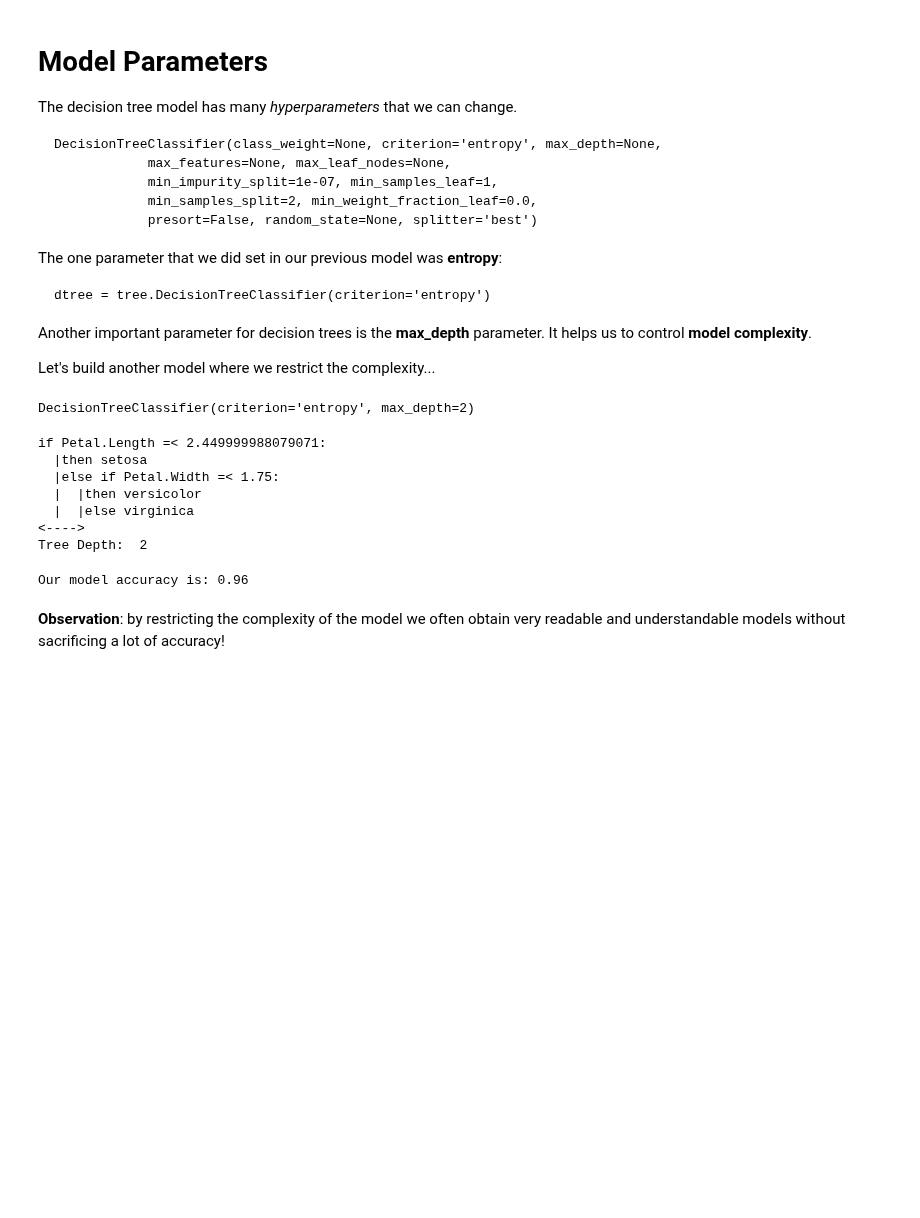
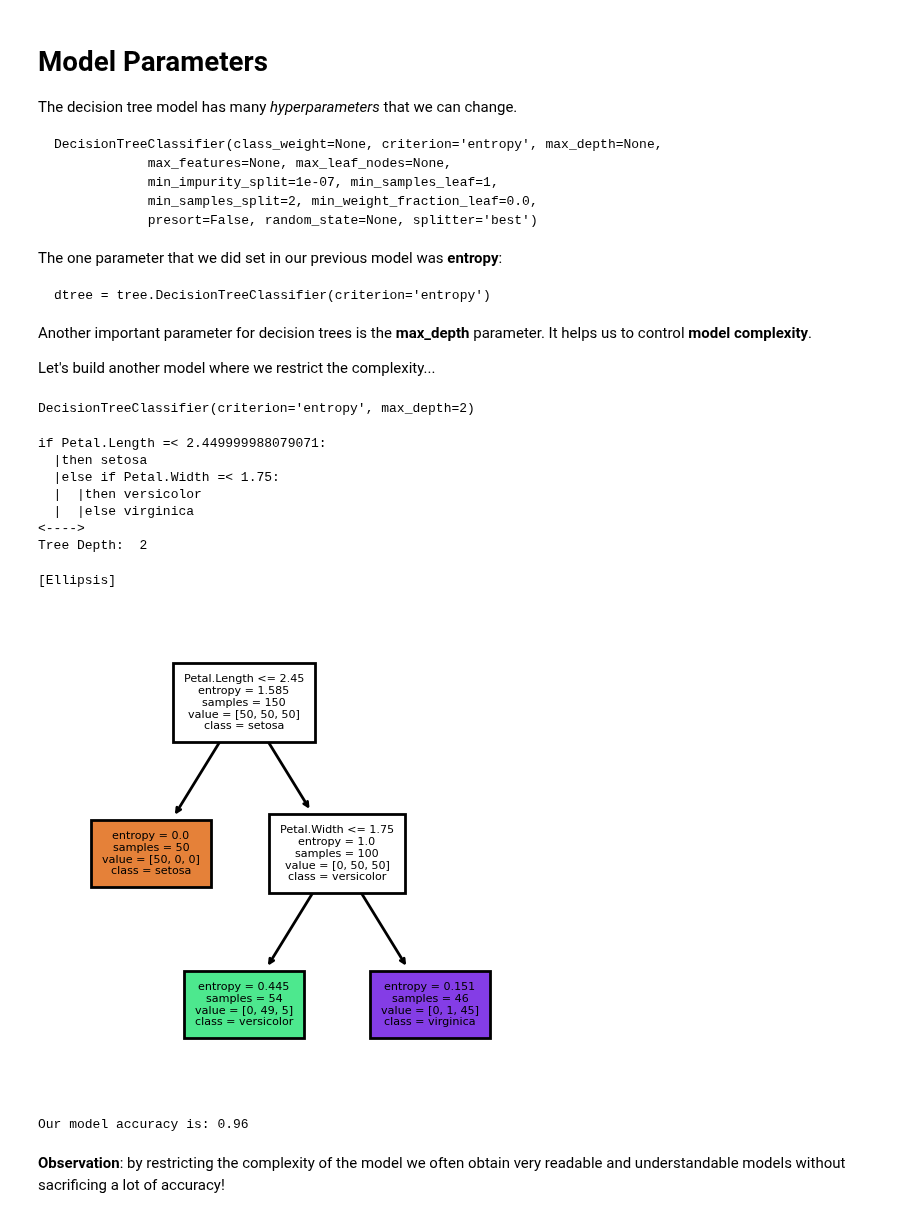
Before and after one commit to IndraniMandal/CSC310-S20, a Jupyter notebook: 07_machine_learning_basics_2.ipynb, the cells around one changed output. Drawn from its saved outputs; the diff is of its cells as text; code cells hidden in the pictures; blank space fills up the shorter version.

```diff
--- a/07_machine_learning_basics_2.ipynb
+++ b/07_machine_learning_basics_2.ipynb
@@ -184,6 +201,19 @@ if Petal.Length =< 2.449999988079071:
   |  |else virginica
 <---->
 Tree Depth:  2
+# %%
+# Visualize the decision tree model
+import matplotlib.pyplot as plt  # visualization library
+from sklearn.tree import plot_tree
+fig, axes = plt.subplots(1, 1, figsize=(3,3), dpi=200)
+plot_tree(dtree2, fontsize=4, filled=True,
+               max_depth=4,
+               feature_names= features_df.columns,
+               class_names= list(target_df['Species'].unique()))
+[...]
+# %% [output]
+[Ellipsis]
+[figure, added]
 # %%
 predict_array2 = dtree2.predict(features_df)      # produces an array of labels
 predicted_labels2 = pd.DataFrame(predict_array2)  # turn it into a DF
```
Also changed, not shown: parts of 3 cells of this notebook.
